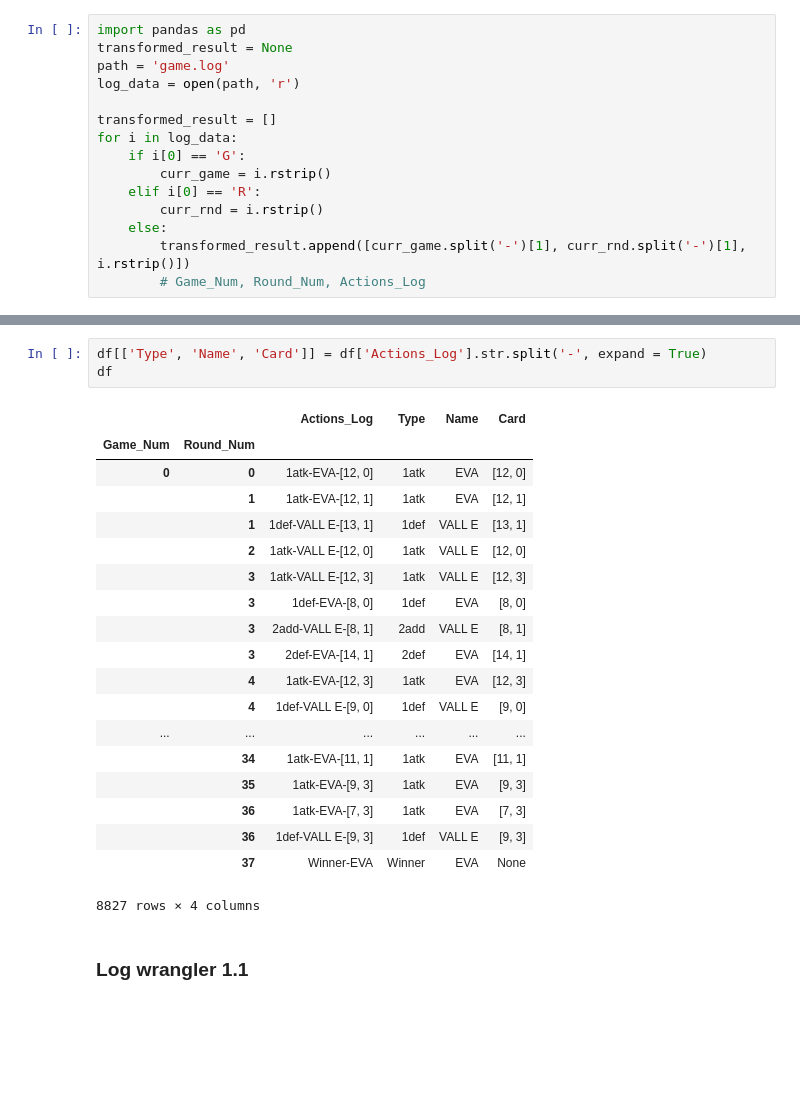
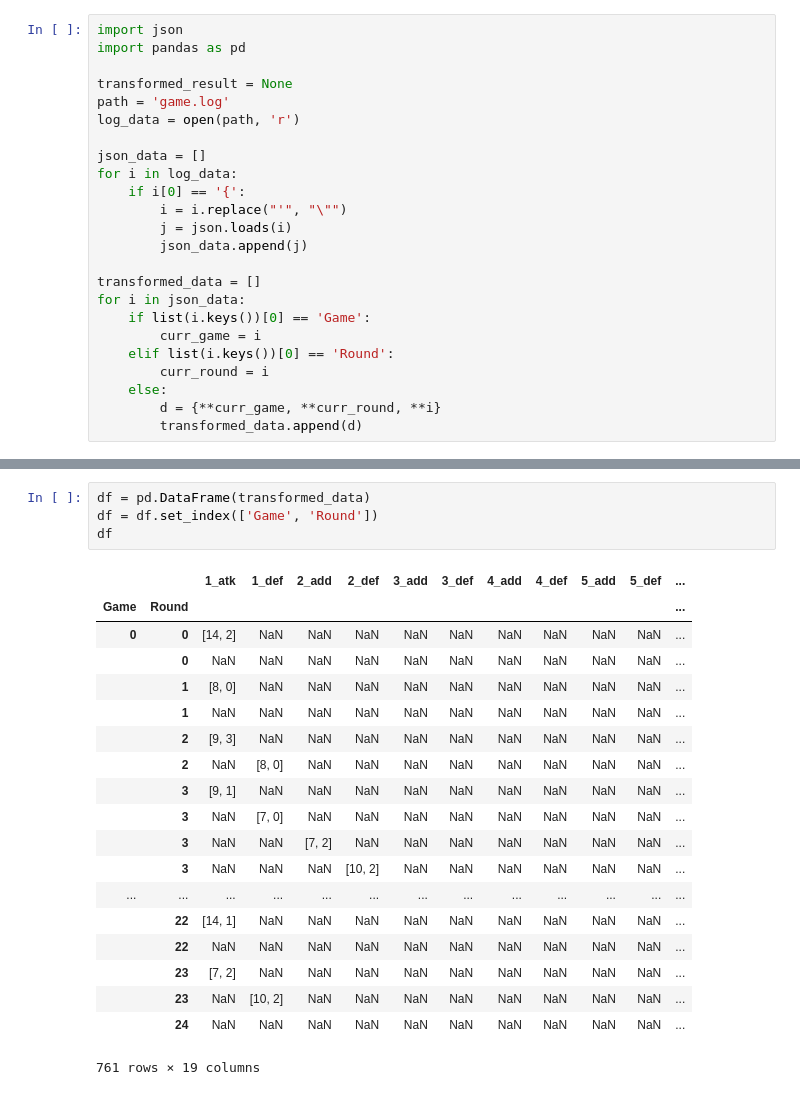
Before and after one commit to sersavn/durak-ai, a Jupyter notebook: log_wrangler.ipynb, the cells around one changed output, grey strips where cells are left out. Drawn from its saved outputs; the diff is of its cells as text; blank space fills up the shorter version.

```diff
--- a/log_wrangler.ipynb
+++ b/log_wrangler.ipynb
@@ -3,15 +3,24 @@
 # %%
+import json
 import pandas as pd
+
 transformed_result = None
 path = 'game.log'
 log_data = open(path, 'r')
 
-transformed_result = []
+json_data = []
 for i in log_data:
-    if i[0] == 'G':
-        curr_game = i.rstrip()
-    elif i[0] == 'R':
-        curr_rnd = i.rstrip()
+    if i[0] == '{':
+        i = i.replace("'", "\"")
+        j = json.loads(i)
+        json_data.append(j)
+
+transformed_data = []
+for i in json_data:
+    if list(i.keys())[0] == 'Game':
+        curr_game = i
+    elif list(i.keys())[0] == 'Round':
+        curr_round = i
     else:
-        transformed_result.append([curr_game.split('-')[1], curr_rnd.split('-')[1], i.rstrip()])
-        # Game_Num, Round_Num, Actions_Log
+        d = {**curr_game, **curr_round, **i}
+        transformed_data.append(d)
@@ -70,25 +27,24 @@ df
-# %%
-df[['Type', 'Name', 'Card']] = df['Actions_Log'].str.split('-', expand = True)
-df
-# %% [output]
-|  |  | Actions_Log | Type | Name | Card |
-| Game_Num | Round_Num |  |  |  |  |
-| 0 | 0 | 1atk-EVA-[12, 0] | 1atk | EVA | [12, 0] |
-|  | 1 | 1atk-EVA-[12, 1] | 1atk | EVA | [12, 1] |
-|  | 1 | 1def-VALL E-[13, 1] | 1def | VALL E | [13, 1] |
-|  | 2 | 1atk-VALL E-[12, 0] | 1atk | VALL E | [12, 0] |
-|  | 3 | 1atk-VALL E-[12, 3] | 1atk | VALL E | [12, 3] |
-|  | 3 | 1def-EVA-[8, 0] | 1def | EVA | [8, 0] |
-|  | 3 | 2add-VALL E-[8, 1] | 2add | VALL E | [8, 1] |
-|  | 3 | 2def-EVA-[14, 1] | 2def | EVA | [14, 1] |
-|  | 4 | 1atk-EVA-[12, 3] | 1atk | EVA | [12, 3] |
-|  | 4 | 1def-VALL E-[9, 0] | 1def | VALL E | [9, 0] |
-| ... | ... | ... | ... | ... | ... |
-|  | 34 | 1atk-EVA-[11, 1] | 1atk | EVA | [11, 1] |
-|  | 35 | 1atk-EVA-[9, 3] | 1atk | EVA | [9, 3] |
-|  | 36 | 1atk-EVA-[7, 3] | 1atk | EVA | [7, 3] |
-|  | 36 | 1def-VALL E-[9, 3] | 1def | VALL E | [9, 3] |
-|  | 37 | Winner-EVA | Winner | EVA | None |
-8827 rows × 4 columns
-# %% [markdown]
-### Log wrangler 1.1
+# %%
+df = pd.DataFrame(transformed_data)
+df = df.set_index(['Game', 'Round'])
+df
+# %% [output]
+|  |  | 1_atk | 1_def | 2_add | 2_def | 3_add | 3_def | 4_add | 4_def | 5_add | 5_def | ... |
+| Game | Round |  |  |  |  |  |  |  |  |  |  | ... |
+| 0 | 0 | [14, 2] | NaN | NaN | NaN | NaN | NaN | NaN | NaN | NaN | NaN | ... |
+|  | 0 | NaN | NaN | NaN | NaN | NaN | NaN | NaN | NaN | NaN | NaN | ... |
+|  | 1 | [8, 0] | NaN | NaN | NaN | NaN | NaN | NaN | NaN | NaN | NaN | ... |
+|  | 1 | NaN | NaN | NaN | NaN | NaN | NaN | NaN | NaN | NaN | NaN | ... |
+|  | 2 | [9, 3] | NaN | NaN | NaN | NaN | NaN | NaN | NaN | NaN | NaN | ... |
+|  | 2 | NaN | [8, 0] | NaN | NaN | NaN | NaN | NaN | NaN | NaN | NaN | ... |
+|  | 3 | [9, 1] | NaN | NaN | NaN | NaN | NaN | NaN | NaN | NaN | NaN | ... |
+|  | 3 | NaN | [7, 0] | NaN | NaN | NaN | NaN | NaN | NaN | NaN | NaN | ... |
+|  | 3 | NaN | NaN | [7, 2] | NaN | NaN | NaN | NaN | NaN | NaN | NaN | ... |
+|  | 3 | NaN | NaN | NaN | [10, 2] | NaN | NaN | NaN | NaN | NaN | NaN | ... |
+| ... | ... | ... | ... | ... | ... | ... | ... | ... | ... | ... | ... | ... |
+|  | 22 | [14, 1] | NaN | NaN | NaN | NaN | NaN | NaN | NaN | NaN | NaN | ... |
+|  | 22 | NaN | NaN | NaN | NaN | NaN | NaN | NaN | NaN | NaN | NaN | ... |
+|  | 23 | [7, 2] | NaN | NaN | NaN | NaN | NaN | NaN | NaN | NaN | NaN | ... |
+|  | 23 | NaN | [10, 2] | NaN | NaN | NaN | NaN | NaN | NaN | NaN | NaN | ... |
+|  | 24 | NaN | NaN | NaN | NaN | NaN | NaN | NaN | NaN | NaN | NaN | ... |
+761 rows × 19 columns
```
Also changed, not shown: parts of 5 cells of this notebook, 6 other files.
